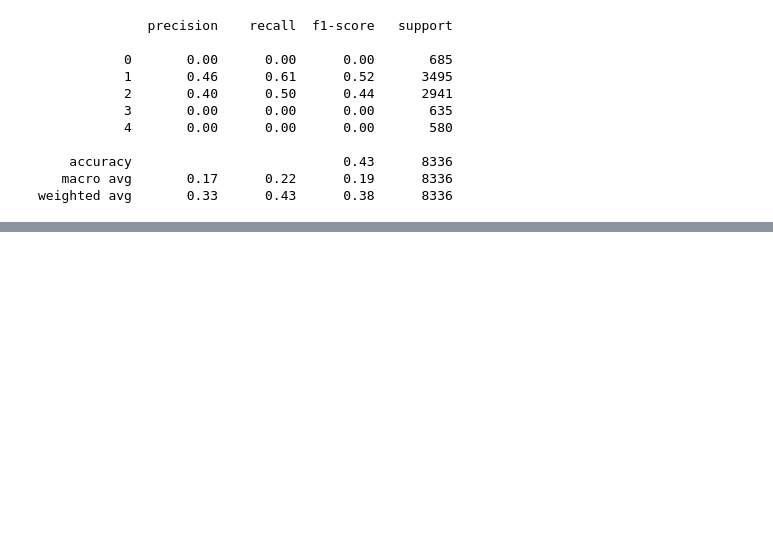
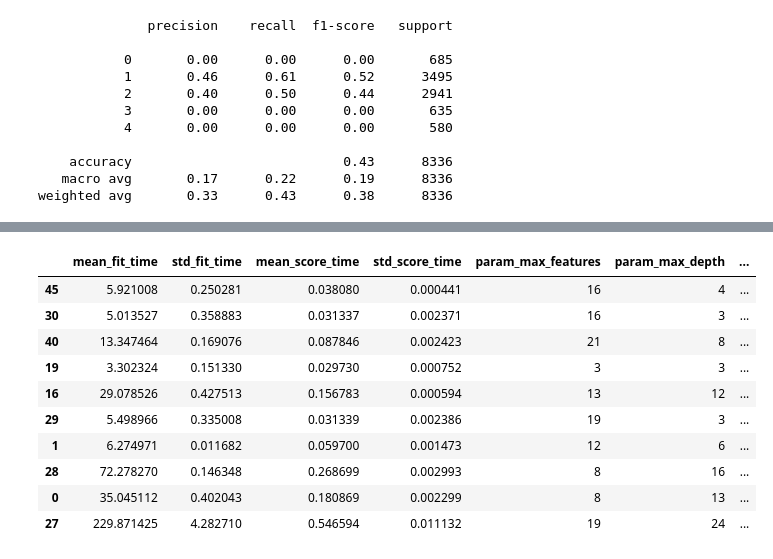
Before and after one commit to gchambers11/SpringBoard_Capstone_Two, a Jupyter notebook: Capstone Modeling.ipynb, the cells around one changed output, grey strips where cells are left out. Drawn from its saved outputs; the diff is of its cells as text; code cells hidden in the pictures; blank space fills up the shorter version.

```diff
--- a/Capstone Modeling.ipynb
+++ b/Capstone Modeling.ipynb
@@ -542,0 +615,9 @@ weighted avg       0.33      0.43      0.38      8336
+# %%
+params = {'learning_rate': np.arange(0.01, 1, 0.01),
+          'max_depth' : np.arange(3,25),
+          'max_features' : np.arange(1,30)}
+# %%
+rscv_gbc2 = RandomizedSearchCV(estimator = gbc,
+                               param_distributions = params,
+                               n_iter = 50,
+                               cv=None)
@@ -542,0 +641,15 @@ weighted avg       0.33      0.43      0.38      8336
+# %%
+results = pd.DataFrame(rscv_gbc2.cv_results_)
+results.sort_values(by='rank_test_score')[:10]
+# %% [output]
+|  | mean_fit_time | std_fit_time | mean_score_time | std_score_time | param_max_features | param_max_depth | ... |
+| 45 | 5.921008 | 0.250281 | 0.038080 | 0.000441 | 16 | 4 | ... |
+| 30 | 5.013527 | 0.358883 | 0.031337 | 0.002371 | 16 | 3 | ... |
+| 40 | 13.347464 | 0.169076 | 0.087846 | 0.002423 | 21 | 8 | ... |
+| 19 | 3.302324 | 0.151330 | 0.029730 | 0.000752 | 3 | 3 | ... |
+| 16 | 29.078526 | 0.427513 | 0.156783 | 0.000594 | 13 | 12 | ... |
+| 29 | 5.498966 | 0.335008 | 0.031339 | 0.002386 | 19 | 3 | ... |
+| 1 | 6.274971 | 0.011682 | 0.059700 | 0.001473 | 12 | 6 | ... |
+| 28 | 72.278270 | 0.146348 | 0.268699 | 0.002993 | 8 | 16 | ... |
+| 0 | 35.045112 | 0.402043 | 0.180869 | 0.002299 | 8 | 13 | ... |
+| 27 | 229.871425 | 4.282710 | 0.546594 | 0.011132 | 19 | 24 | ... |
```
Also changed, not shown: parts of 82 cells of this notebook.
